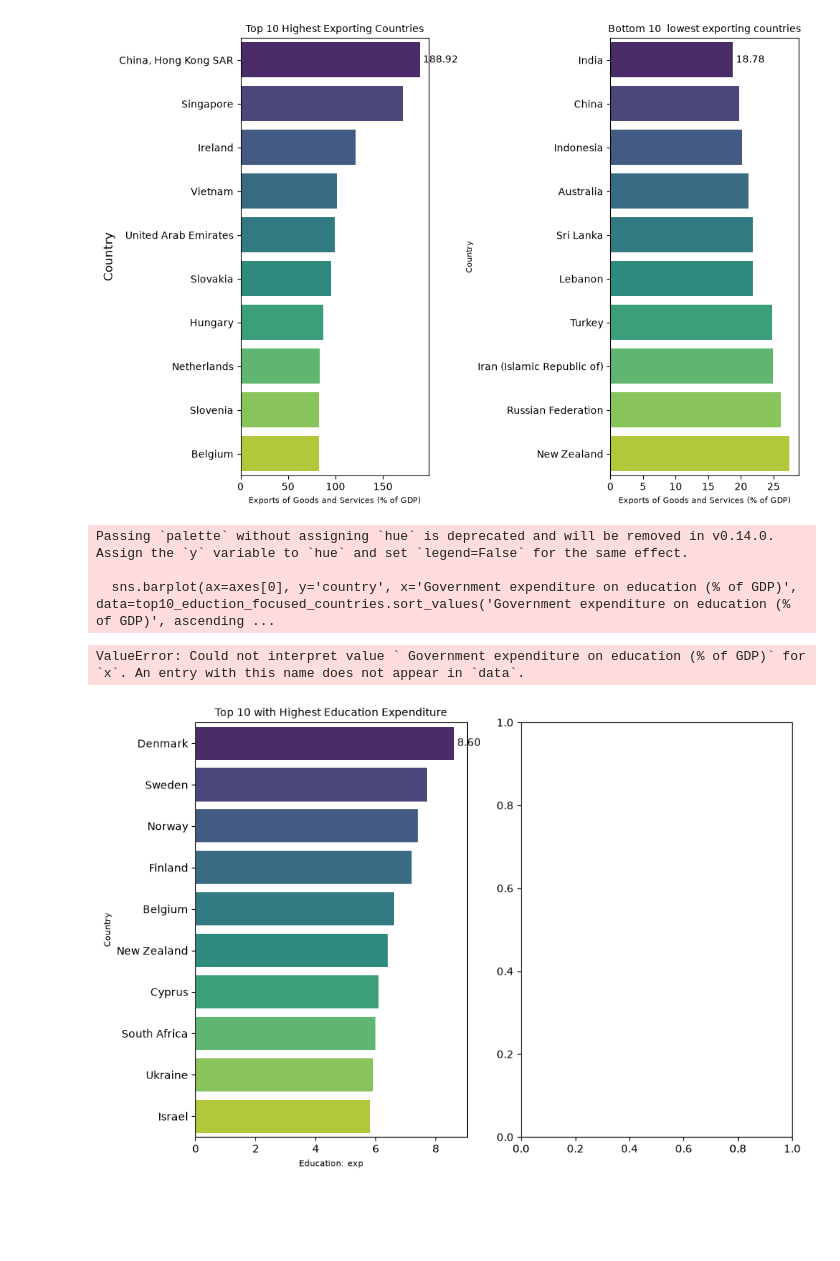
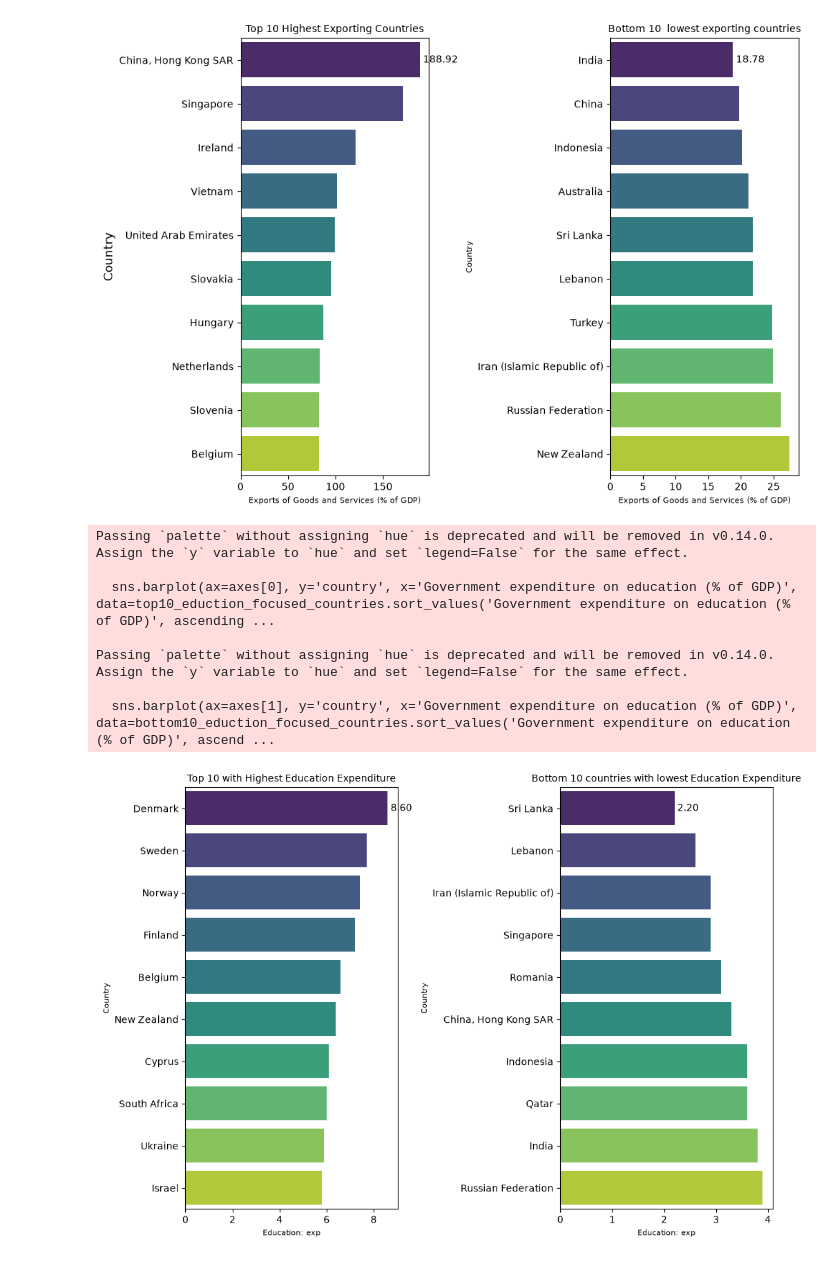
Before and after one commit to poco1510/country-quality-life-analysis-python-SQL, a Jupyter notebook: notebooks/Country_analysis.ipynb, the cells around one changed output. Saved outputs shown, nothing was run; the diff lists cells and outputs as text; code cells hidden in the pictures; blank space fills up the shorter version.

Commit message:
fix variable x in the last visualisation

```diff
--- a/notebooks/Country_analysis.ipynb
+++ b/notebooks/Country_analysis.ipynb
@@ -136,34 +136,47 @@ Passing `palette` without assigning `hue` is deprecated and will be removed in v
 
   sns.barplot(ax=axes[1], y='country', x='Exports of goods and services (% of GDP)', data=bottom10_exports.sort_values('Exports of goods and services (% of GDP)'),
 [figure]
+# %%
+obj2=pd.read_sql_query("""SELECT
+                         [country],
+                         [Quality Of Life Index],
+                         [Exports of goods and services (% of GDP)],
+                         [Purchasing Power Index],
+                         [govt_type],
+                         [Government expenditure on education (% of GDP)]
+                         FROM country_analysis
+                         WHERE  [Government expenditure on education (% of GDP)] > 0.0
+                           """,conn)
 # %%
-top10_eduction_focused_countries = obj.nlargest(10, ['Government expenditure on education (% of GDP)'])
-valid_df = obj[obj['Government expenditure on education (% of GDP)'] > 0.0]
-bottom10_eduction_focused_countries = valid_df.nsmallest(50, ['Government expenditure on education (% of GDP)'])
+top10_eduction_focused_countries = obj2.nlargest(10, ['Government expenditure on education (% of GDP)'])
+bottom10_eduction_focused_countries = obj2.nsmallest(10, ['Government expenditure on education (% of GDP)'])
 
 fig, axes=plt.subplots(1,2,figsize=(10,7))
 
 #top_10_countries_education_focused
 sns.barplot(ax=axes[0], y='country', x='Government expenditure on education (% of GDP)', data=top10_eduction_focused_countries.sort_values('Government expenditure on education (% of GDP)', ascending=False),
             palette='viridis')
 axes[0].set_title('Top 10 with Highest Education Expenditure', fontsize=10)
 axes[0].set_xlabel('Education: exp', fontsize=8)
 axes[0].set_ylabel('Country', fontsize=8)
 axes[0].bar_label(axes[0].containers[0], fmt='%.2f', padding=3)
 
 # # Bottom 10 countries education
-sns.barplot(ax=axes[1], y='country', x=' Government expenditure on education (% of GDP)', data=bottom10_eduction_focused_countries.sort_values('Government expenditure on education (% of GDP)'),
+sns.barplot(ax=axes[1], y='country', x='Government expenditure on education (% of GDP)', data=bottom10_eduction_focused_countries.sort_values('Government expenditure on education (% of GDP)', ascending=True),
             palette='viridis')
 axes[1].set_title('Bottom 10 countries with lowest Education Expenditure', fontsize=10)
 axes[1].set_xlabel('Education: exp', fontsize=8)
 axes[1].set_ylabel('Country', fontsize=8)
 axes[1].bar_label(axes[1].containers[0], fmt='%.2f', padding=3)
 
 plt.tight_layout()
 plt.show()
 # %% [output]
 Passing `palette` without assigning `hue` is deprecated and will be removed in v0.14.0. Assign the `y` variable to `hue` and set `legend=False` for the same effect.
 
   sns.barplot(ax=axes[0], y='country', x='Government expenditure on education (% of GDP)', data=top10_eduction_focused_countries.sort_values('Government expenditure on education (% of GDP)', ascending ...
+
+Passing `palette` without assigning `hue` is deprecated and will be removed in v0.14.0. Assign the `y` variable to `hue` and set `legend=False` for the same effect.
+
+  sns.barplot(ax=axes[1], y='country', x='Government expenditure on education (% of GDP)', data=bottom10_eduction_focused_countries.sort_values('Government expenditure on education (% of GDP)', ascend ...
-ValueError: Could not interpret value ` Government expenditure on education (% of GDP)` for `x`. An entry with this name does not appear in `data`.
-[figure, old version]
+[figure, new version]
```
Also changed, not shown: parts of 2 cells of this notebook.
